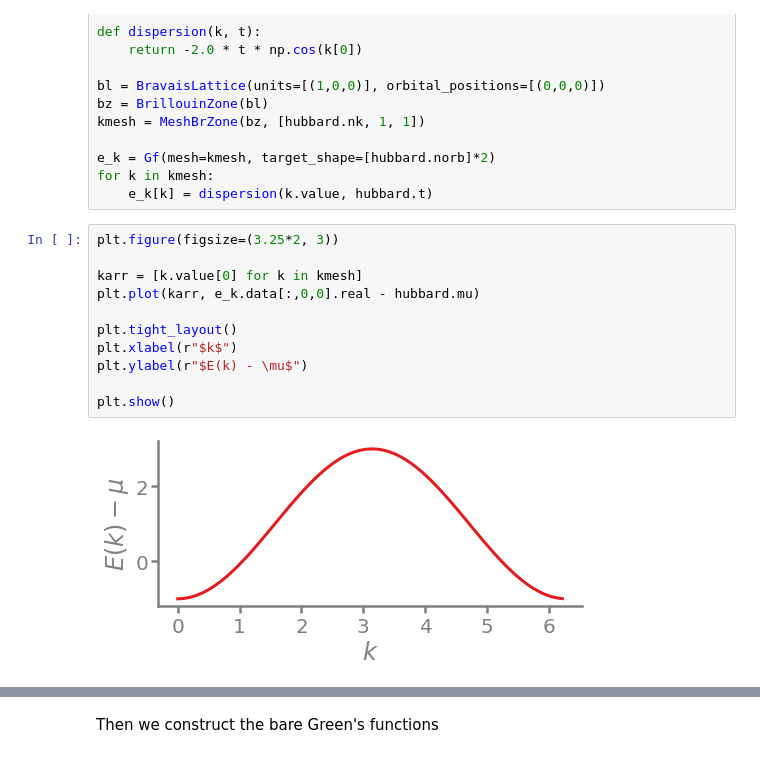
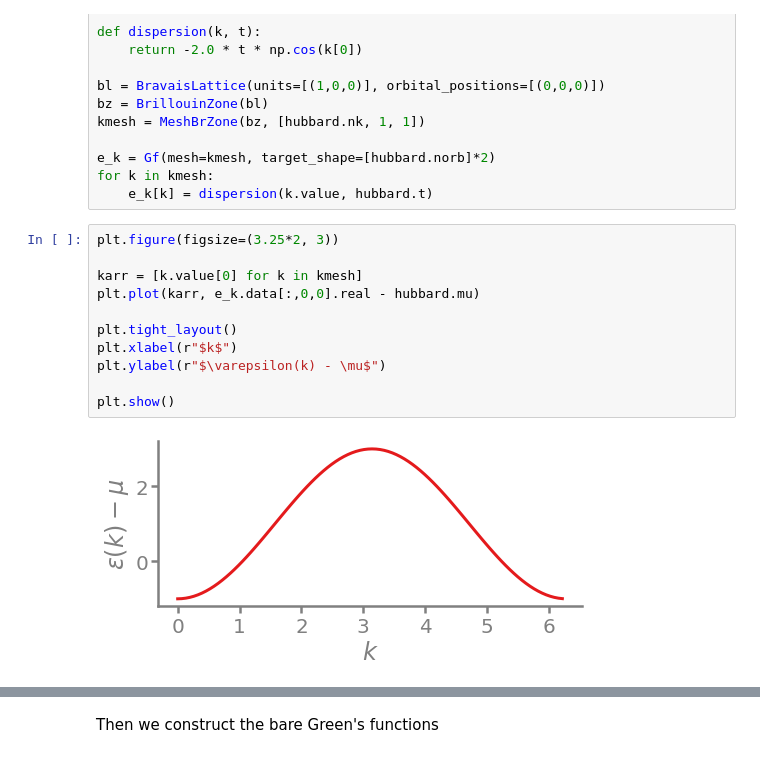
Before and after one commit to TRIQS/tprf, a Jupyter notebook: doc/user_guide/Extracting Superconducting Length Scales from Eliashberg Theory.ipynb, the cells around one changed output, grey strips where cells are left out. Drawn from its saved outputs; the diff is of its cells as text.

```diff
--- a/doc/user_guide/Extracting Superconducting Length Scales from Eliashberg Theory.ipynb
+++ b/doc/user_guide/Extracting Superconducting Length Scales from Eliashberg Theory.ipynb
@@ -87,16 +87,16 @@ for k in kmesh:
 # %%
 plt.figure(figsize=(3.25*2, 3))
 
 karr = [k.value[0] for k in kmesh]
 plt.plot(karr, e_k.data[:,0,0].real - hubbard.mu)
 
 plt.tight_layout()
 plt.xlabel(r"$k$")
-plt.ylabel(r"$E(k) - \mu$")
+plt.ylabel(r"$\varepsilon(k) - \mu$")
 
 plt.show()
 # %% [output]
-[figure, old version]
+[figure, new version]
 # %% [markdown]
 ## Finite momentum pairing
 
```
Also changed, not shown: parts of 24 cells of this notebook.
